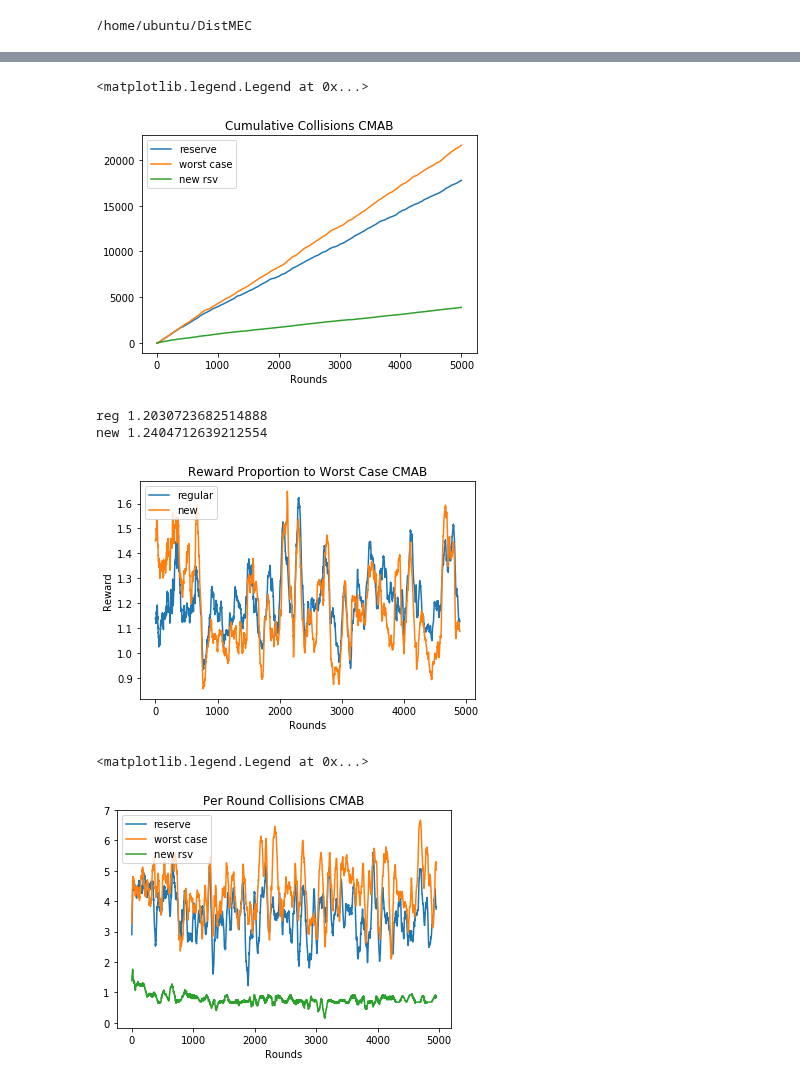
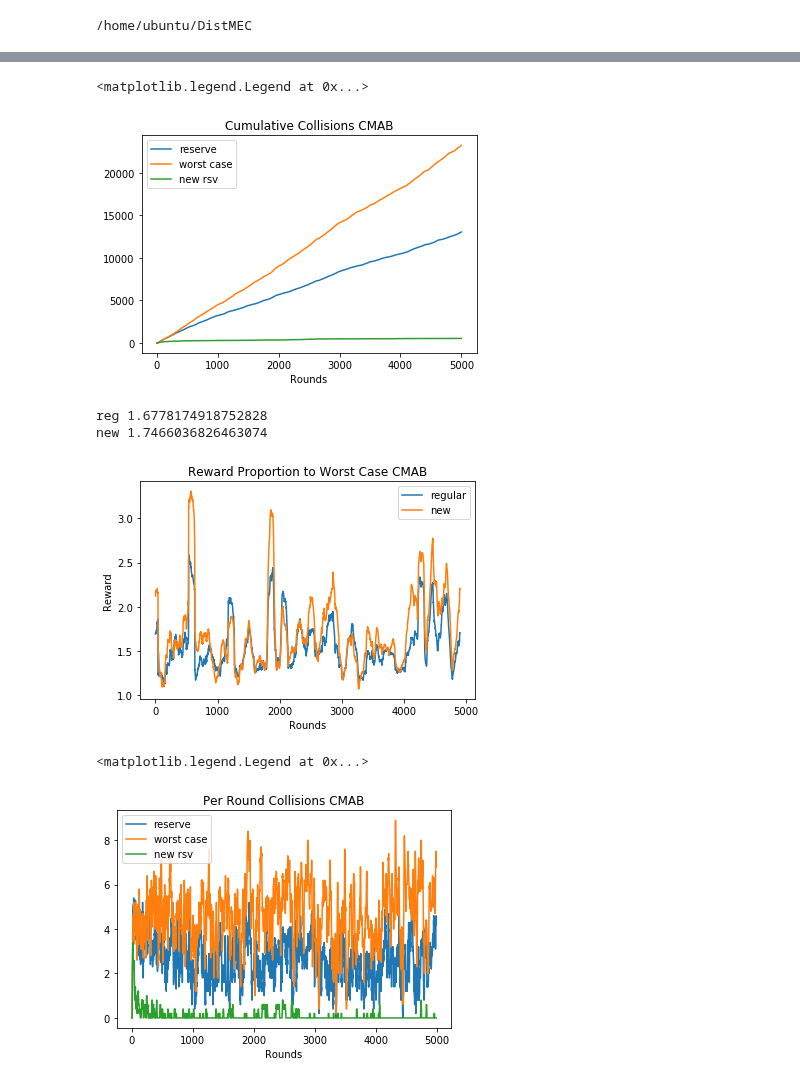
Before and after one commit to tj-kim/DistMEC, a Jupyter notebook: jupyter_notebooks/22_06_02 Worst Case Gain.ipynb, the cells around one changed output, grey strips where cells are left out. Saved outputs shown, nothing was run; the diff lists cells and outputs as text; code cells hidden in the pictures.

Commit message:
troubleshooting new reserve ceiling sweep

```diff
--- a/jupyter_notebooks/22_06_02 Worst Case Gain.ipynb
+++ b/jupyter_notebooks/22_06_02 Worst Case Gain.ipynb
@@ -53,4 +29,28 @@ if not isExist:
 # %%
+# System Parameters
+T = 5000
+num_users = 10
+num_svrs = 16
+num_locs = 16
+mu = np.random.uniform(low=0, high = 1, size = [num_users, num_svrs])
+ceiling = 20
+# w = np.random.uniform(low=0, high=1, size= [num_users, num_svrs])
+space_1d_dim = 10 #4 for small, 10 for big
+
+num_explore = 1
+trials = 5
+
+# result dictionaries
+result_dicts = []
+performance_list = []
+user_dicts = []
+
+save_name = 'results/22_06_15_ceiling_20/'
+isExist = os.path.exists(save_name)
+if not isExist:
+  # Create a new directory because it does not exist
+    os.makedirs(save_name)
+
 for tri in range(trials):
 
     print("trial:", tri)
@@ -80,7 +80,7 @@ for tri in range(trials):
 
     # Explore rounds are common/shared across all users
     explore_rounds(Users, num_users, Servers, mu, regret, collision_count, optimal_reward,
-                   usr_move_flag = True, rounds=1)
+                   usr_move_flag = True, rounds=num_explore)
 
     # Make copies of values for worst case
     Users_w = copy.deepcopy(Users)
@@ -95,7 +95,8 @@ for tri in range(trials):
         u.sticky_mode = True
         u.kick_mode = True #false
 
-    for (zzz,t) in zip(tqdm_notebook(range(T-i-1)),range(i+1, T)):
+    round_start = ((num_svrs)*num_explore)+1
+    for (zzz,t) in zip(tqdm_notebook(range(T-round_start)),range(round_start, T)):
         w = obtain_w(Users, len(Users), len(Servers))
         optimal = offline_optimal_action(w, mu)
         optimal_reward[t] = optimal[1]
@@ -148,8 +149,8 @@ for tri in range(trials):
 
 
 
-#     user_dicts += [user_dict]
-#     result_dicts += [result_dict]
+    user_dicts += [user_dict]
+    result_dicts += [result_dict]
 # %% [output]
 trial: 0
 [interactive output not drawn]
@@ -184,5 +181,5 @@ IndexError: list index out of range
 # %%
-# plot_idx = 9
+plot_idx = 0
 
 plt.plot(np.cumsum(result_dicts[plot_idx]['collision_res']), label = 'reserve')
 plt.plot(np.cumsum(result_dicts[plot_idx]['collision_w']), label = 'worst case')
@@ -192,7 +189,7 @@ plt.xlabel('Rounds')
 plt.legend()
 # %% [output]
 <matplotlib.legend.Legend at 0x...>
-[figure, old version]
+[figure, new version]
 # %%
 # plot_idx = 7
 
@@ -214,22 +211,22 @@ plt.legend()
 print('reg',np.mean(np.divide(reward, reward_w)))
 print('new',np.mean(np.divide(reward_s, reward_w)))
 # %% [output]
-reg 1.2030723682514888
-new 1.2404712639212554
+reg 1.6778174918752828
+new 1.7466036826463074
-[figure, old version]
+[figure, new version]
 # %%
 # plot_idx = 7
 
-m = 50
+m = 10
 plt.plot(moving_average(result_dicts[plot_idx]['collision_res'],m), label = 'reserve')
 plt.plot(moving_average(result_dicts[plot_idx]['collision_w'],m), label = 'worst case')
 plt.plot(moving_average(result_dicts[plot_idx]['collision_s'],m), label = 'new rsv')
 plt.title('Per Round Collisions CMAB')
 plt.xlabel('Rounds')
 plt.legend()
 # %% [output]
 <matplotlib.legend.Legend at 0x...>
-[figure, old version]
+[figure, new version]
 # %%
 # Make plots of average
 b = result_dicts
```
Also changed, not shown: parts of 7 cells of this notebook, 3 other files.
